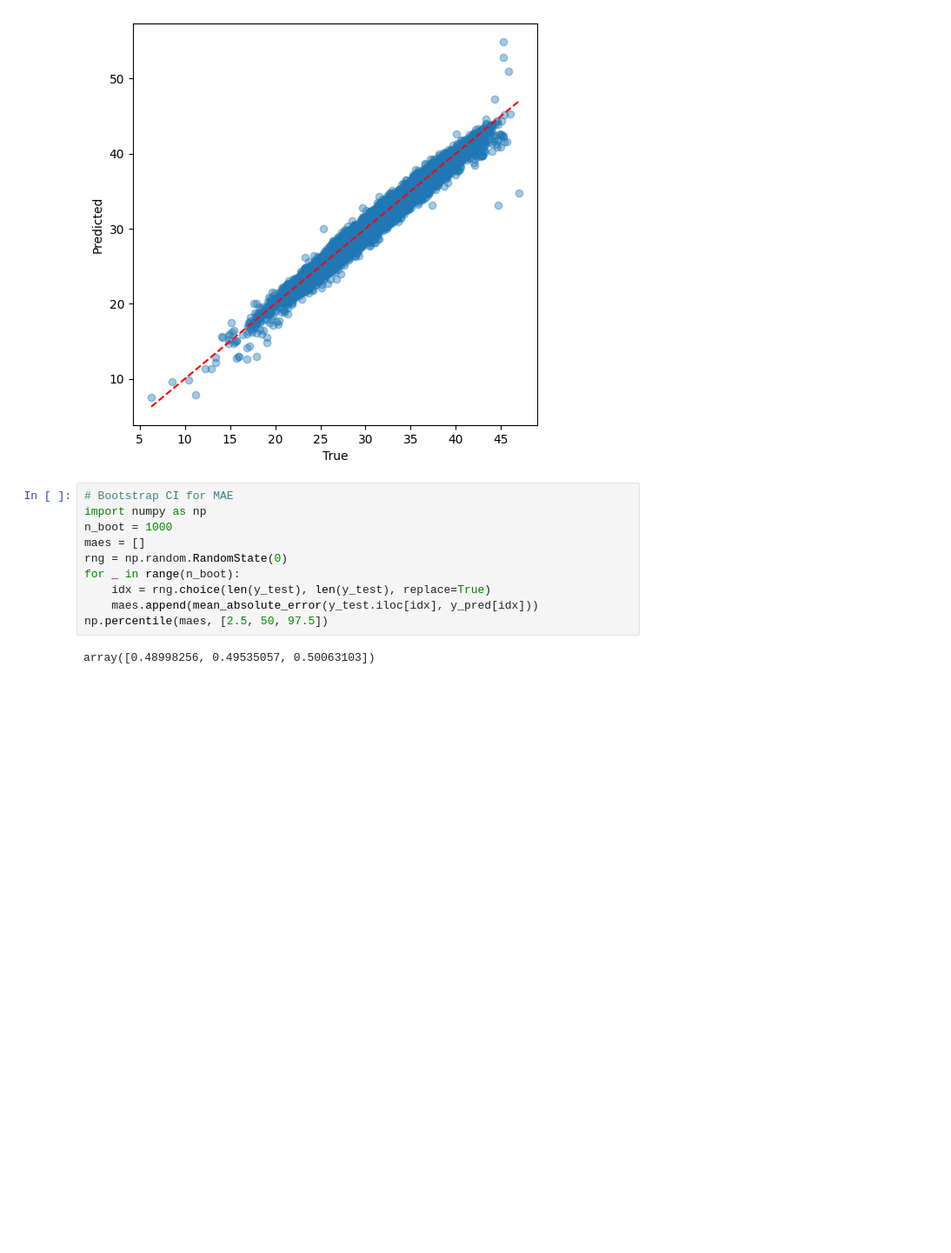
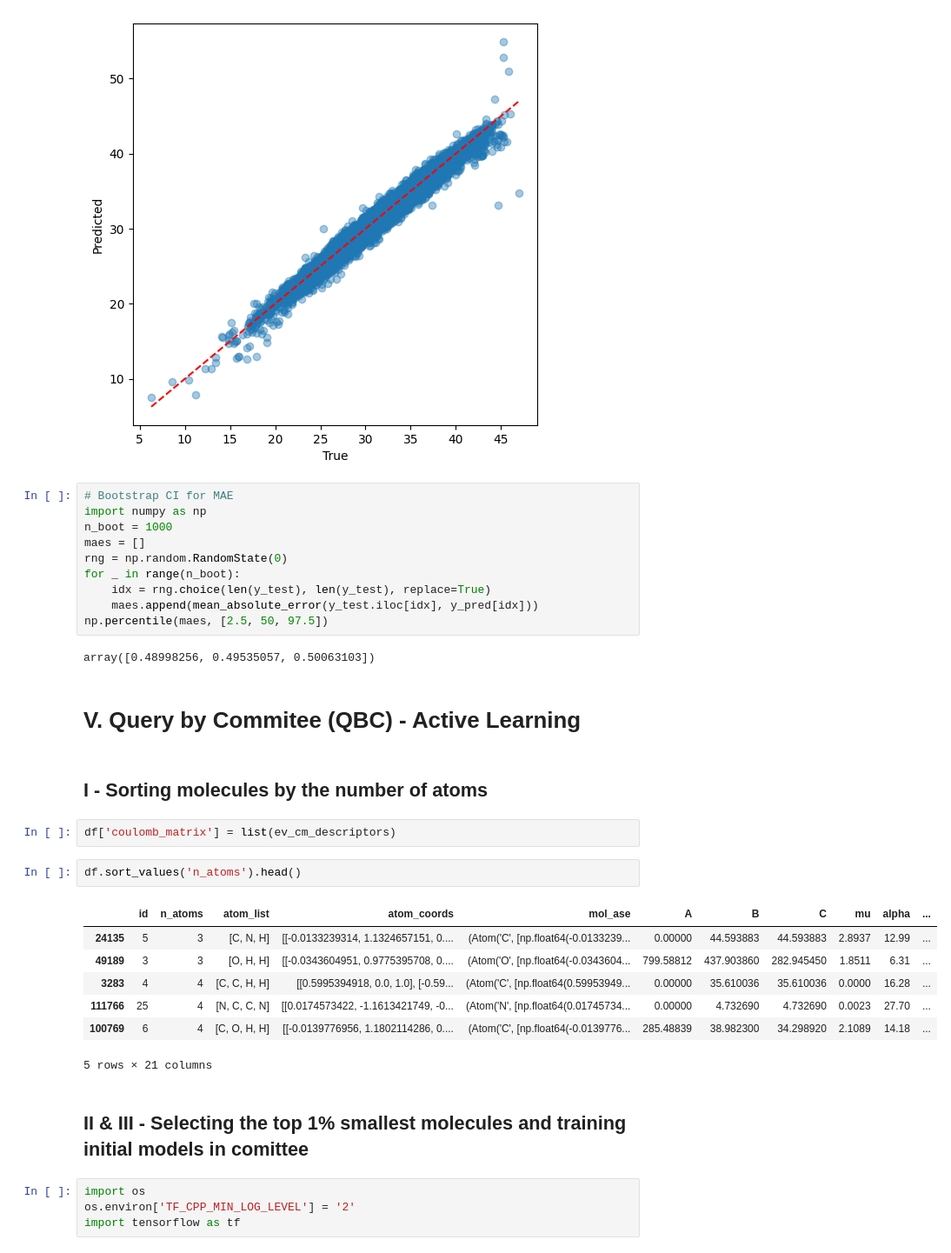
Before and after one commit to Luis-Menezes/CI-Chemistry, a Jupyter notebook: handson5_ActiveLearning.ipynb, the cells around one changed output. Shown: that part at 87% size. Cells and saved outputs as stored; diff of their text form; blank space fills up the shorter version.

```diff
--- a/handson5_ActiveLearning.ipynb
+++ b/handson5_ActiveLearning.ipynb
@@ -457,3 +459,25 @@ for _ in range(n_boot):
 np.percentile(maes, [2.5, 50, 97.5])
 # %% [output]
 array([0.48998256, 0.49535057, 0.50063103])
+# %% [markdown]
+# V. Query by Commitee (QBC) - Active Learning
+# %% [markdown]
+## I - Sorting molecules by the number of atoms
+# %%
+df['coulomb_matrix'] = list(ev_cm_descriptors)
+# %%
+df.sort_values('n_atoms').head()
+# %% [output]
+|  | id | n_atoms | atom_list | atom_coords | mol_ase | A | B | C | mu | alpha | ... |
+| 24135 | 5 | 3 | [C, N, H] | [[-0.0133239314, 1.1324657151, 0.... | (Atom('C', [np.float64(-0.0133239... | 0.00000 | 44.593883 | 44.593883 | 2.8937 | 12.99 | ... |
+| 49189 | 3 | 3 | [O, H, H] | [[-0.0343604951, 0.9775395708, 0.... | (Atom('O', [np.float64(-0.0343604... | 799.58812 | 437.903860 | 282.945450 | 1.8511 | 6.31 | ... |
+| 3283 | 4 | 4 | [C, C, H, H] | [[0.5995394918, 0.0, 1.0], [-0.59... | (Atom('C', [np.float64(0.59953949... | 0.00000 | 35.610036 | 35.610036 | 0.0000 | 16.28 | ... |
+| 111766 | 25 | 4 | [N, C, C, N] | [[0.0174573422, -1.1613421749, -0... | (Atom('N', [np.float64(0.01745734... | 0.00000 | 4.732690 | 4.732690 | 0.0023 | 27.70 | ... |
+| 100769 | 6 | 4 | [C, O, H, H] | [[-0.0139776956, 1.1802114286, 0.... | (Atom('C', [np.float64(-0.0139776... | 285.48839 | 38.982300 | 34.298920 | 2.1089 | 14.18 | ... |
+5 rows × 21 columns
+# %% [markdown]
+## II & III - Selecting the top 1% smallest molecules and training initial models in comittee
+# %%
+import os
+os.environ['TF_CPP_MIN_LOG_LEVEL'] = '2'
+import tensorflow as tf
```
Also changed, not shown: parts of 10 cells of this notebook, 4 other files.
